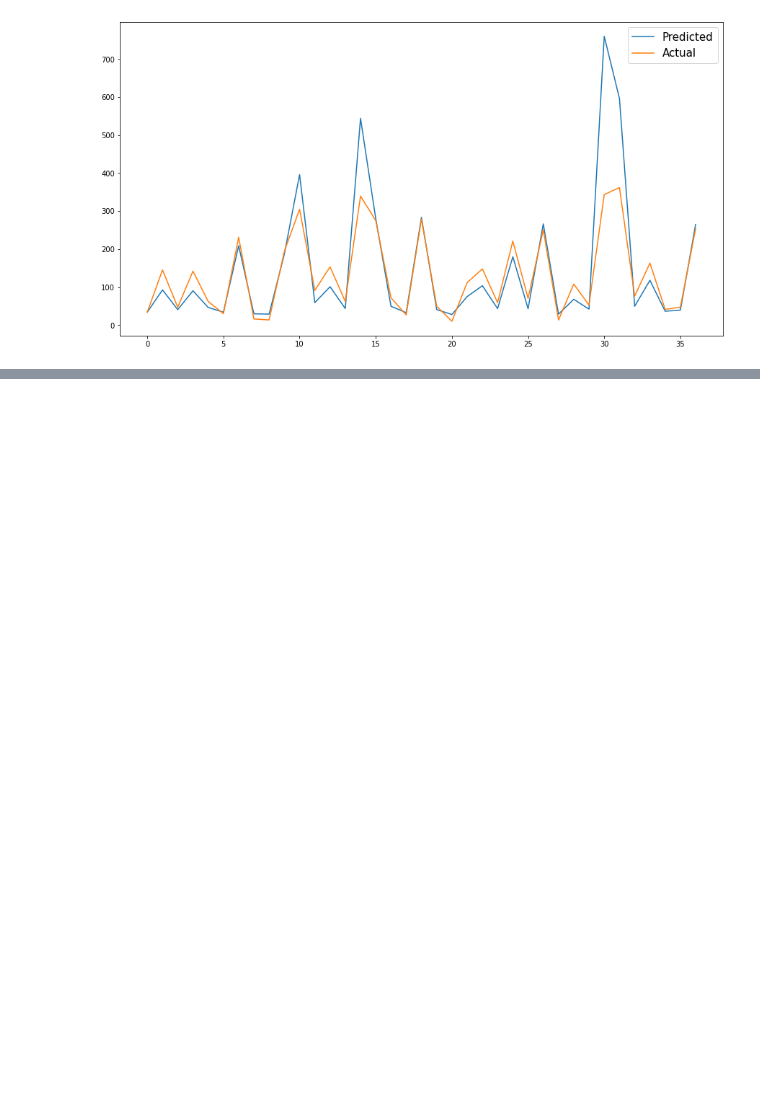
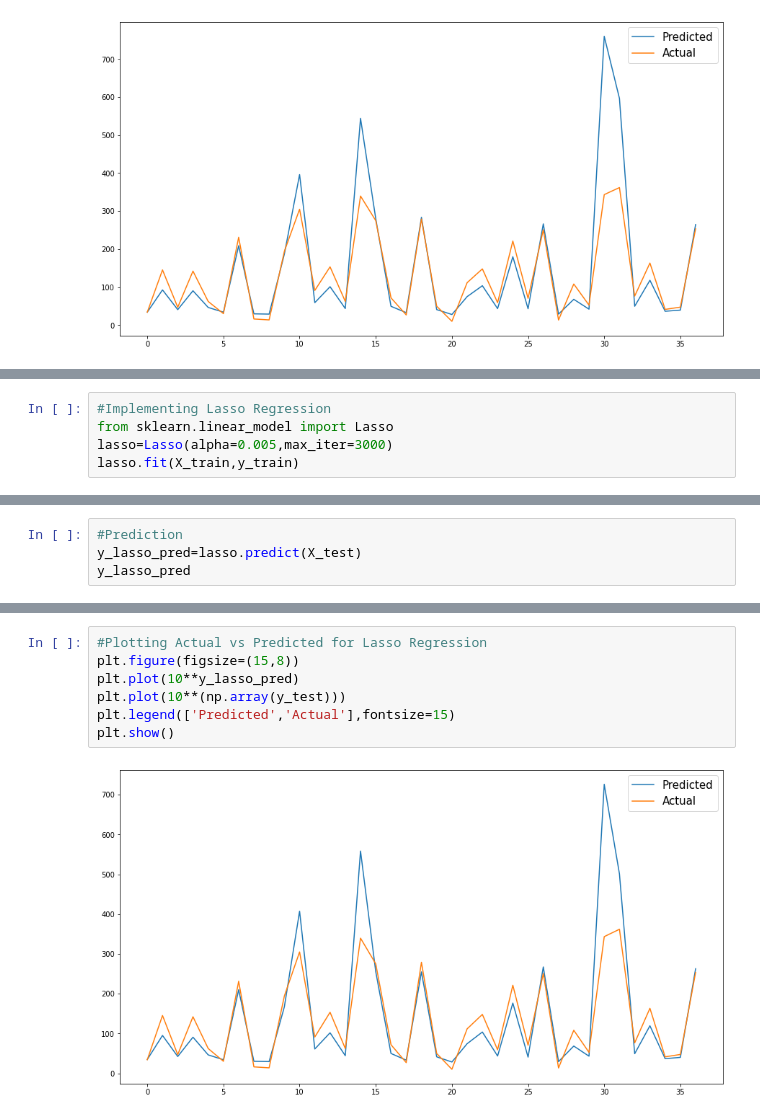
Before and after one commit to Kaushaljha488/-Kaushal-Yes-Bank-Stock-Closing-Price-Prediction, a Jupyter notebook: Kaushal_Yes_Bank_Stock_Closing_Price_Prediction.ipynb, the cells around one changed output, grey strips where cells are left out. Drawn from its saved outputs; the diff is of its cells as text; blank space fills up the shorter version.

Commit message:
Implementing Lasso regression and Cross Validation on it

```diff
--- a/Kaushal_Yes_Bank_Stock_Closing_Price_Prediction.ipynb
+++ b/Kaushal_Yes_Bank_Stock_Closing_Price_Prediction.ipynb
@@ -506,0 +520,5 @@ plt.show()
+# %%
+#Implementing Lasso Regression
+from sklearn.linear_model import Lasso
+lasso=Lasso(alpha=0.005,max_iter=3000)
+lasso.fit(X_train,y_train)
@@ -506,0 +532,4 @@ plt.show()
+# %%
+#Prediction
+y_lasso_pred=lasso.predict(X_test)
+y_lasso_pred
@@ -506,0 +558,9 @@ plt.show()
+# %%
+#Plotting Actual vs Predicted for Lasso Regression
+plt.figure(figsize=(15,8))
+plt.plot(10**y_lasso_pred)
+plt.plot(10**(np.array(y_test)))
+plt.legend(['Predicted','Actual'],fontsize=15)
+plt.show()
+# %% [output]
+[figure, added]
```
Also changed, not shown: parts of 15 cells of this notebook.
